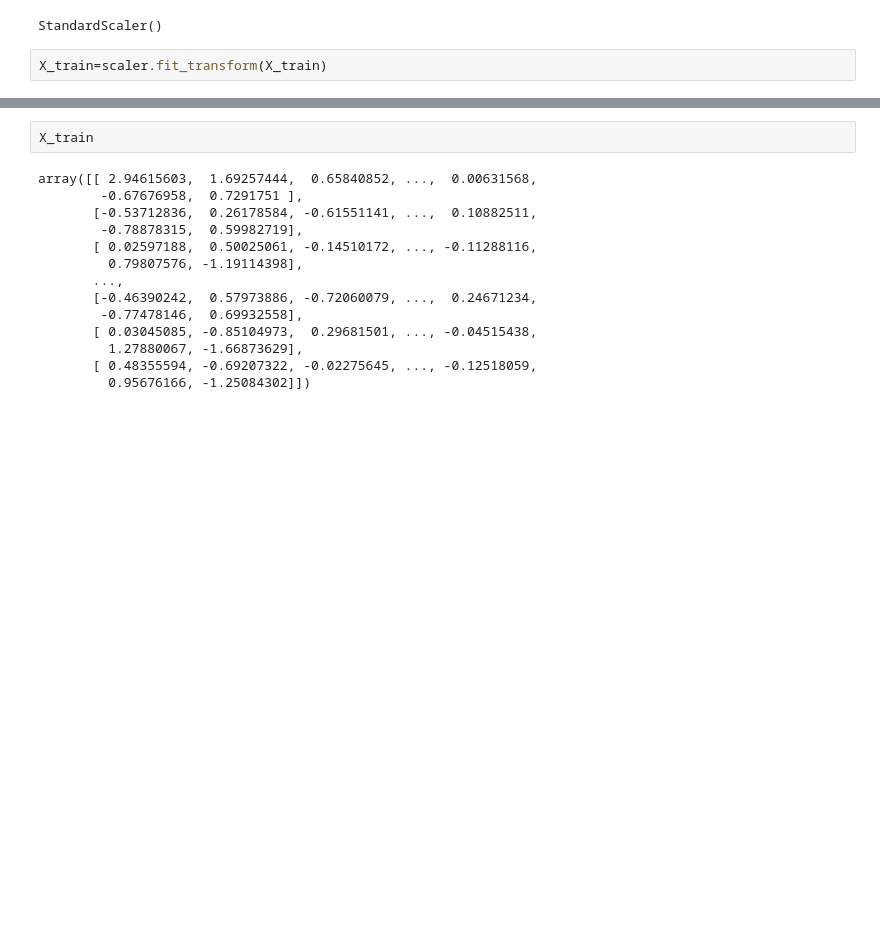
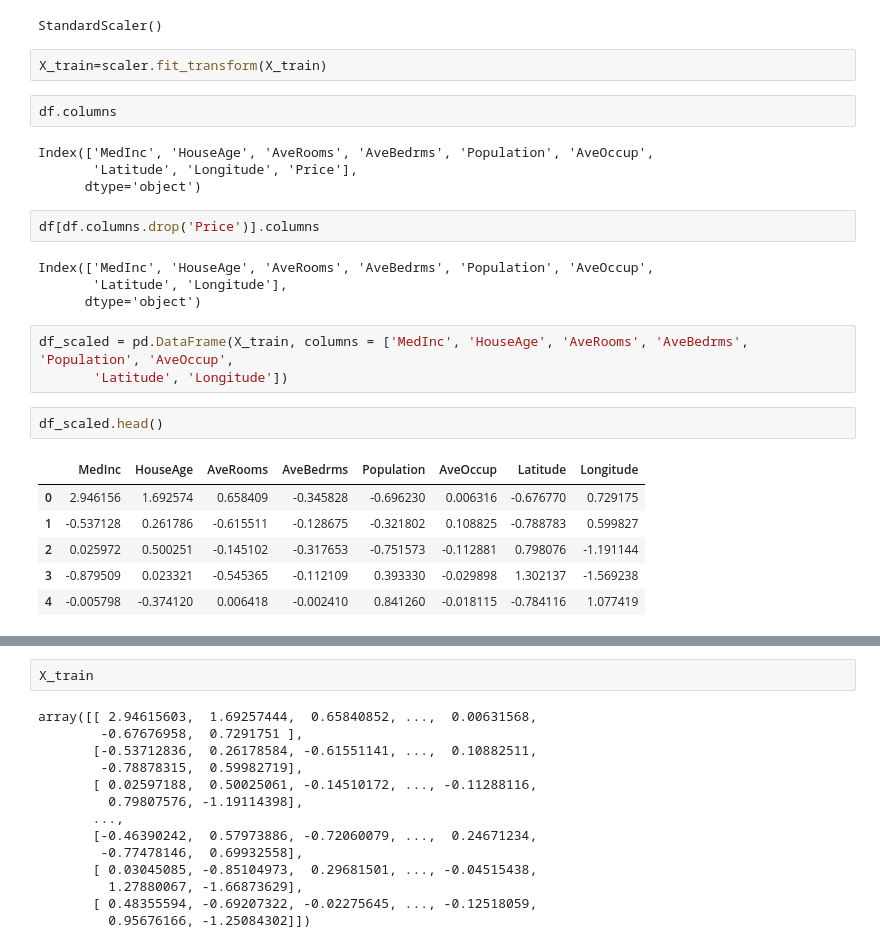
Before and after one commit to demohari/test1, a Jupyter notebook: Linear_Regression.ipynb, the cells around one changed output, grey strips where cells are left out. Cells and saved outputs as stored; diff of their text form; blank space fills up the shorter version.

```diff
--- a/Linear_Regression.ipynb
+++ b/Linear_Regression.ipynb
@@ -249,3 +245,27 @@ scaler.fit(X_train)
 StandardScaler()
 # %%
 X_train=scaler.fit_transform(X_train)
+# %%
+df.columns
+# %% [output]
+Index(['MedInc', 'HouseAge', 'AveRooms', 'AveBedrms', 'Population', 'AveOccup',
+       'Latitude', 'Longitude', 'Price'],
+      dtype='object')
+# %%
+df[df.columns.drop('Price')].columns
+# %% [output]
+Index(['MedInc', 'HouseAge', 'AveRooms', 'AveBedrms', 'Population', 'AveOccup',
+       'Latitude', 'Longitude'],
+      dtype='object')
+# %%
+df_scaled = pd.DataFrame(X_train, columns = ['MedInc', 'HouseAge', 'AveRooms', 'AveBedrms', 'Population', 'AveOccup',
+       'Latitude', 'Longitude'])
+# %%
+df_scaled.head()
+# %% [output]
+|  | MedInc | HouseAge | AveRooms | AveBedrms | Population | AveOccup | Latitude | Longitude |
+| 0 | 2.946156 | 1.692574 | 0.658409 | -0.345828 | -0.696230 | 0.006316 | -0.676770 | 0.729175 |
+| 1 | -0.537128 | 0.261786 | -0.615511 | -0.128675 | -0.321802 | 0.108825 | -0.788783 | 0.599827 |
+| 2 | 0.025972 | 0.500251 | -0.145102 | -0.317653 | -0.751573 | -0.112881 | 0.798076 | -1.191144 |
+| 3 | -0.879509 | 0.023321 | -0.545365 | -0.112109 | 0.393330 | -0.029898 | 1.302137 | -1.569238 |
+| 4 | -0.005798 | -0.374120 | 0.006418 | -0.002410 | 0.841260 | -0.018115 | -0.784116 | 1.077419 |
```
Also changed, not shown: parts of 9 cells of this notebook, 3 other files.
